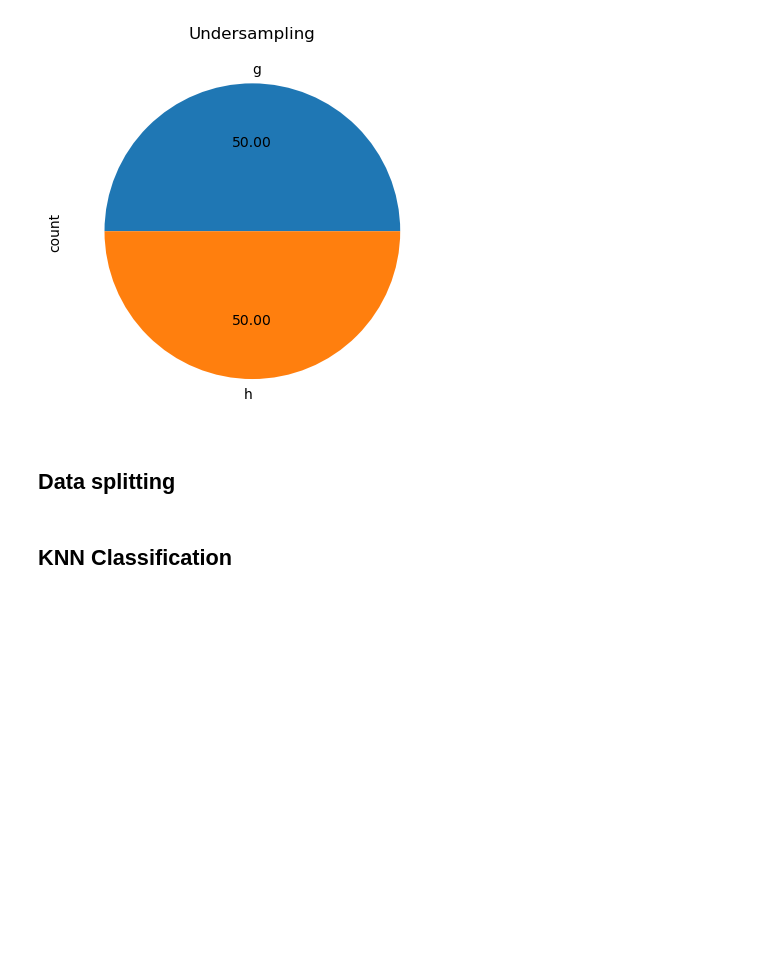
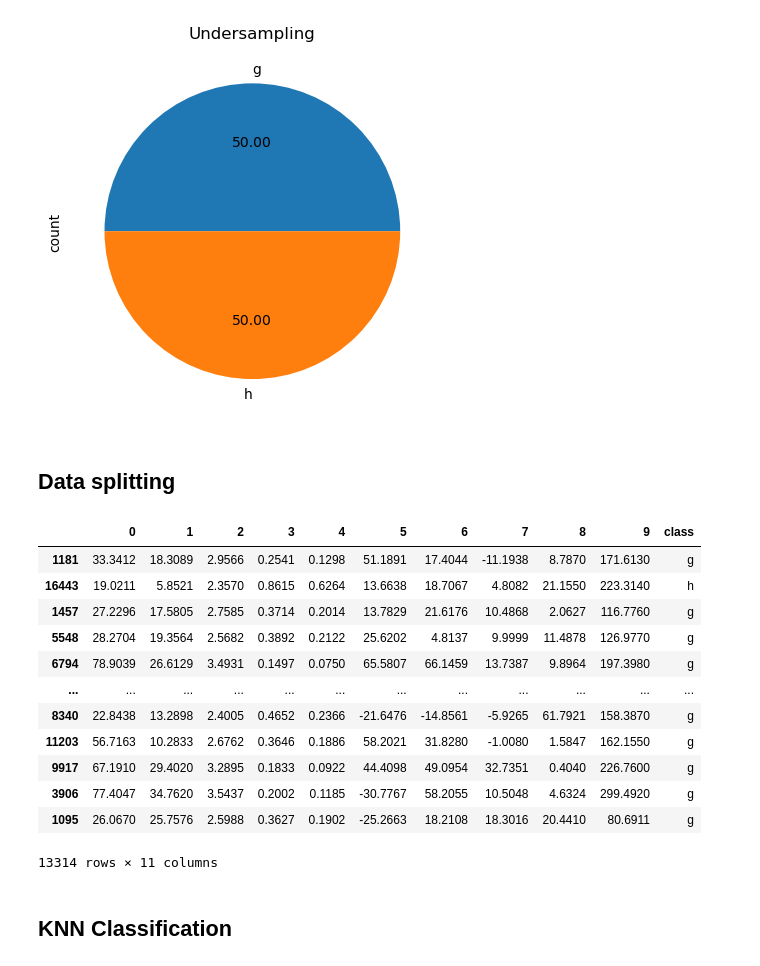
Before and after one commit to 1MR-Joe/ML-proj, a Jupyter notebook: problem1.ipynb, the cells around one changed output. Saved outputs shown, nothing was run; the diff lists cells and outputs as text; code cells hidden in the pictures; blank space fills up the shorter version.

Commit message:
Data splitting done

```diff
--- a/problem1.ipynb
+++ b/problem1.ipynb
@@ -76,6 +77,26 @@ _=ax.set_title("Undersampling")
 [figure]
 # %% [markdown]
 ## Data splitting
+# %%
+traingin_data, validationAndTesting = train_test_split(df, train_size= 0.70, test_size=0.30)
+
+validation_data, testing_data = train_test_split(validationAndTesting, train_size=0.5, test_size=0.5)
+
+traingin_data
+# %% [output]
+|  | 0 | 1 | 2 | 3 | 4 | 5 | 6 | 7 | 8 | 9 | class |
+| 1181 | 33.3412 | 18.3089 | 2.9566 | 0.2541 | 0.1298 | 51.1891 | 17.4044 | -11.1938 | 8.7870 | 171.6130 | g |
+| 16443 | 19.0211 | 5.8521 | 2.3570 | 0.8615 | 0.6264 | 13.6638 | 18.7067 | 4.8082 | 21.1550 | 223.3140 | h |
+| 1457 | 27.2296 | 17.5805 | 2.7585 | 0.3714 | 0.2014 | 13.7829 | 21.6176 | 10.4868 | 2.0627 | 116.7760 | g |
+| 5548 | 28.2704 | 19.3564 | 2.5682 | 0.3892 | 0.2122 | 25.6202 | 4.8137 | 9.9999 | 11.4878 | 126.9770 | g |
+| 6794 | 78.9039 | 26.6129 | 3.4931 | 0.1497 | 0.0750 | 65.5807 | 66.1459 | 13.7387 | 9.8964 | 197.3980 | g |
+| ... | ... | ... | ... | ... | ... | ... | ... | ... | ... | ... | ... |
+| 8340 | 22.8438 | 13.2898 | 2.4005 | 0.4652 | 0.2366 | -21.6476 | -14.8561 | -5.9265 | 61.7921 | 158.3870 | g |
+| 11203 | 56.7163 | 10.2833 | 2.6762 | 0.3646 | 0.1886 | 58.2021 | 31.8280 | -1.0080 | 1.5847 | 162.1550 | g |
+| 9917 | 67.1910 | 29.4020 | 3.2895 | 0.1833 | 0.0922 | 44.4098 | 49.0954 | 32.7351 | 0.4040 | 226.7600 | g |
+| 3906 | 77.4047 | 34.7620 | 3.5437 | 0.2002 | 0.1185 | -30.7767 | 58.2055 | 10.5048 | 4.6324 | 299.4920 | g |
+| 1095 | 26.0670 | 25.7576 | 2.5988 | 0.3627 | 0.1902 | -25.2663 | 18.2108 | 18.3016 | 20.4410 | 80.6911 | g |
+13314 rows × 11 columns
 # %% [markdown]
 ## KNN Classification
 # %% [markdown]
```
Also changed, not shown: parts of 2 cells of this notebook, 1 other file.
